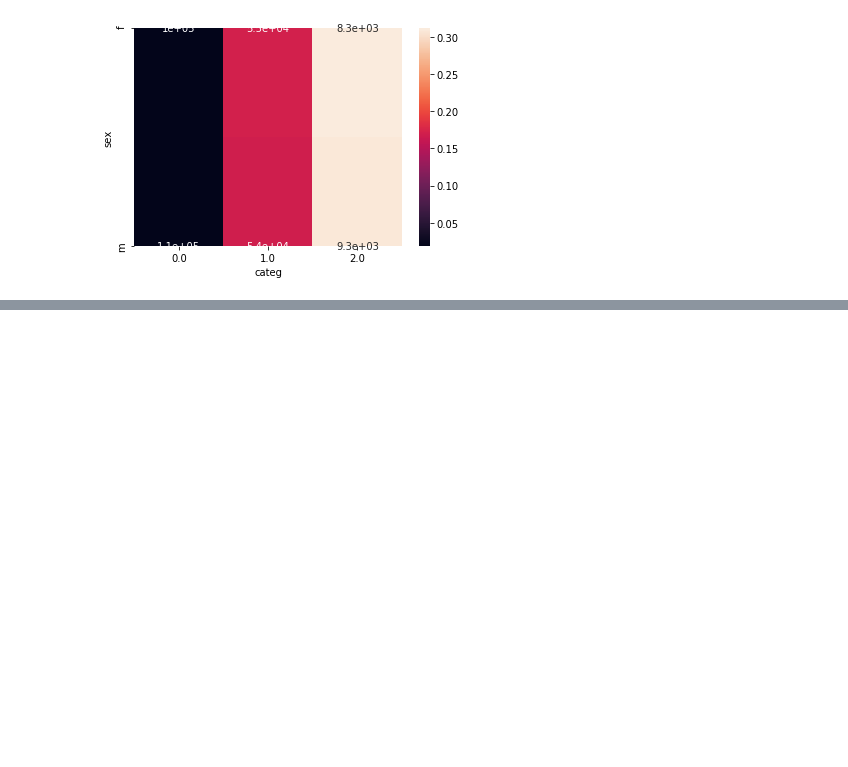
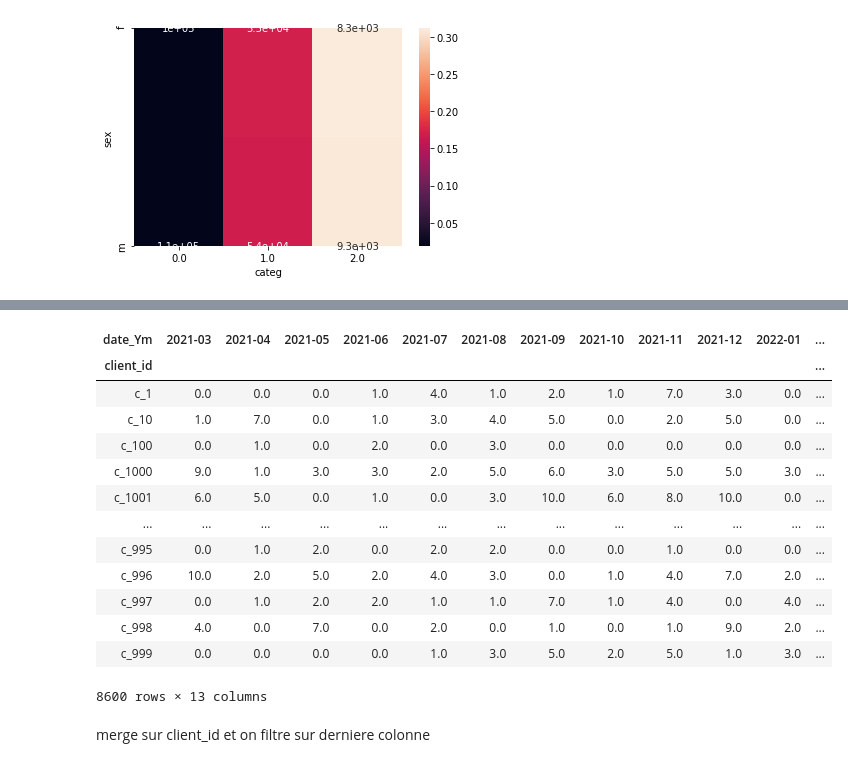
Before and after one commit to Sh4mSh4m/OCR_DA_proj4, a Jupyter notebook: Projet 4 - Analysez les ventes de votre entreprise.ipynb, the cells around one changed output, grey strips where cells are left out. Saved outputs shown, nothing was run; the diff lists cells and outputs as text; code cells hidden in the pictures; blank space fills up the shorter version.

```diff
--- a/Projet 4 - Analysez les ventes de votre entreprise.ipynb
+++ b/Projet 4 - Analysez les ventes de votre entreprise.ipynb
@@ -1180,0 +1197,22 @@ xi_n
+# %%
+freq_monthly = book.pivot_table(index='client_id', columns='date_Ym', values='session_id', aggfunc=len)
+freq_monthly = freq_monthly.fillna(0)
+freq_monthly["purchases_amonth_mean"] = freq_monthly.mean(axis=1, skipna=False)
+freq_monthly
+# %% [output]
+| date_Ym | 2021-03 | 2021-04 | 2021-05 | 2021-06 | 2021-07 | 2021-08 | 2021-09 | 2021-10 | 2021-11 | 2021-12 | 2022-01 | ... |
+| client_id |  |  |  |  |  |  |  |  |  |  |  | ... |
+| c_1 | 0.0 | 0.0 | 0.0 | 1.0 | 4.0 | 1.0 | 2.0 | 1.0 | 7.0 | 3.0 | 0.0 | ... |
+| c_10 | 1.0 | 7.0 | 0.0 | 1.0 | 3.0 | 4.0 | 5.0 | 0.0 | 2.0 | 5.0 | 0.0 | ... |
+| c_100 | 0.0 | 1.0 | 0.0 | 2.0 | 0.0 | 3.0 | 0.0 | 0.0 | 0.0 | 0.0 | 0.0 | ... |
+| c_1000 | 9.0 | 1.0 | 3.0 | 3.0 | 2.0 | 5.0 | 6.0 | 3.0 | 5.0 | 5.0 | 3.0 | ... |
+| c_1001 | 6.0 | 5.0 | 0.0 | 1.0 | 0.0 | 3.0 | 10.0 | 6.0 | 8.0 | 10.0 | 0.0 | ... |
+| ... | ... | ... | ... | ... | ... | ... | ... | ... | ... | ... | ... | ... |
+| c_995 | 0.0 | 1.0 | 2.0 | 0.0 | 2.0 | 2.0 | 0.0 | 0.0 | 1.0 | 0.0 | 0.0 | ... |
+| c_996 | 10.0 | 2.0 | 5.0 | 2.0 | 4.0 | 3.0 | 0.0 | 1.0 | 4.0 | 7.0 | 2.0 | ... |
+| c_997 | 0.0 | 1.0 | 2.0 | 2.0 | 1.0 | 1.0 | 7.0 | 1.0 | 4.0 | 0.0 | 4.0 | ... |
+| c_998 | 4.0 | 0.0 | 7.0 | 0.0 | 2.0 | 0.0 | 1.0 | 0.0 | 1.0 | 9.0 | 2.0 | ... |
+| c_999 | 0.0 | 0.0 | 0.0 | 0.0 | 1.0 | 3.0 | 5.0 | 2.0 | 5.0 | 1.0 | 3.0 | ... |
+8600 rows × 13 columns
+# %% [markdown]
+merge sur client_id et on filtre sur derniere colonne
```
Also changed, not shown: parts of 8 cells of this notebook.
